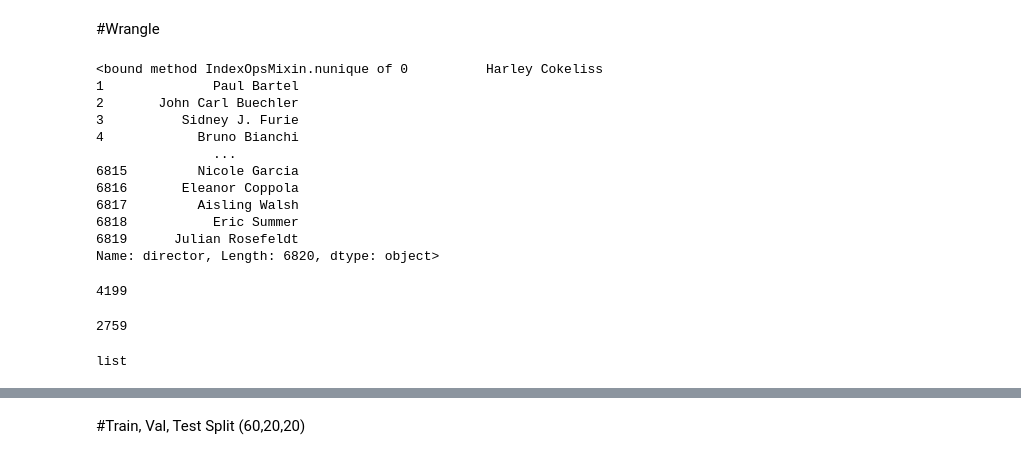
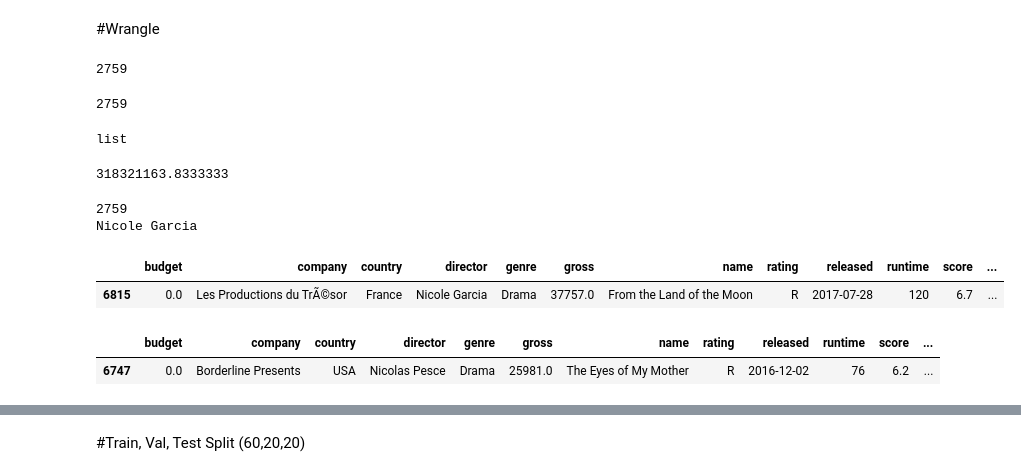
Before and after one commit to afroman32/DS-Unit-2-Applied-Modeling, a Jupyter notebook: module2-wrangle-ml-datasets/wrangle-ml-datasets-assignment.ipynb, the cells around one changed output, grey strips where cells are left out. Cells and saved outputs as stored; diff of their text form; code cells hidden in the pictures.

```diff
--- a/module2-wrangle-ml-datasets/wrangle-ml-datasets-assignment.ipynb
+++ b/module2-wrangle-ml-datasets/wrangle-ml-datasets-assignment.ipynb
@@ -37,30 +37,58 @@ Name: score, dtype: float64
 # %%
 # director track record, movies success by director
 # make sure to train on features that would come before the target
+# %%
+# number of unique directors
+movies['director'].nunique()
+# %% [output]
+2759
+# %%
+# create a list of directors
+directors = list(movies['director'])
+
+# remove the duplicates from the list
+directors = list(dict.fromkeys(directors))
+
+# check length of directors, should be 2759 to match unique directors
+print(len(directors))
+type(directors)
+# %% [output]
+2759
+list
+# %%
+# test to see average for directors
+sub = movies[movies['director'] == movies['director'][3]]
+sub['gross'].sum()/len(sub['gross'])
+# %% [output]
+318321163.8333333
+# %%
+ave_gross = []
+
+# run through each director and average the movie gross revenue
+for i in range(0,len(directors)):
+
+  # create a subset of all directors in index i
+  sub = movies[movies['director'] == directors[i]]
+
+  # average the gross revenues of each movie
+  average=sub['gross'].sum()/len(sub['gross'])
+
+  # cast float to int to remove decimal points then add it to ave_gross list
+  ave_gross.append(int(average))
+
+# check if ave_gross has correct number of values
+print(len(ave_gross))
+print(directors[i])
+# %% [output]
+2759
+Nicole Garcia
+# %%
+sub
+# %% [output]
+|  | budget | company | country | director | genre | gross | name | rating | released | runtime | score | ... |
+| 6815 | 0.0 | Les Productions du TrÃ©sor | France | Nicole Garcia | Drama | 37757.0 | From the Land of the Moon | R | 2017-07-28 | 120 | 6.7 | ... |
 # %%
-movies['director'].nunique
+movies[movies['director']==directors[-2]]
 # %% [output]
-<bound method IndexOpsMixin.nunique of 0          Harley Cokeliss
-1              Paul Bartel
-2       John Carl Buechler
-3          Sidney J. Furie
-4            Bruno Bianchi
-               ...
-6815         Nicole Garcia
-6816       Eleanor Coppola
-6817         Aisling Walsh
-6818           Eric Summer
-6819      Julian Rosefeldt
-Name: director, Length: 6820, dtype: object>
+|  | budget | company | country | director | genre | gross | name | rating | released | runtime | score | ... |
+| 6747 | 0.0 | Borderline Presents | USA | Nicolas Pesce | Drama | 25981.0 | The Eyes of My Mother | R | 2016-12-02 | 76 | 6.2 | ... |
-# %%
-movies['writer'].nunique()
-# %% [output]
-4199
-# %%
-directors = list(movies['director'])
-directors = list(dict.fromkeys(directors))
-print(len(directors))
-type(directors)
-# %% [output]
-2759
-list
```
Also changed, not shown: parts of 19 cells of this notebook.
